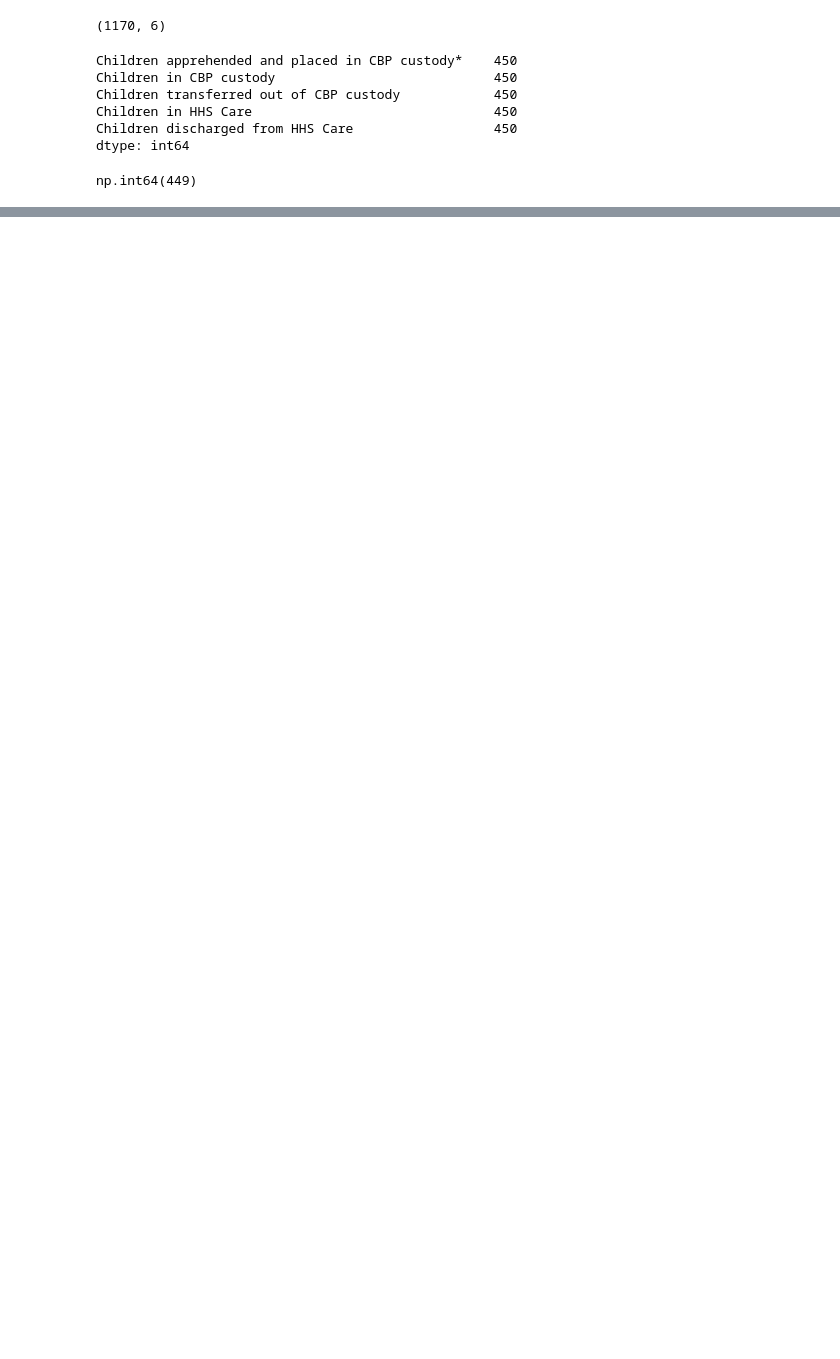
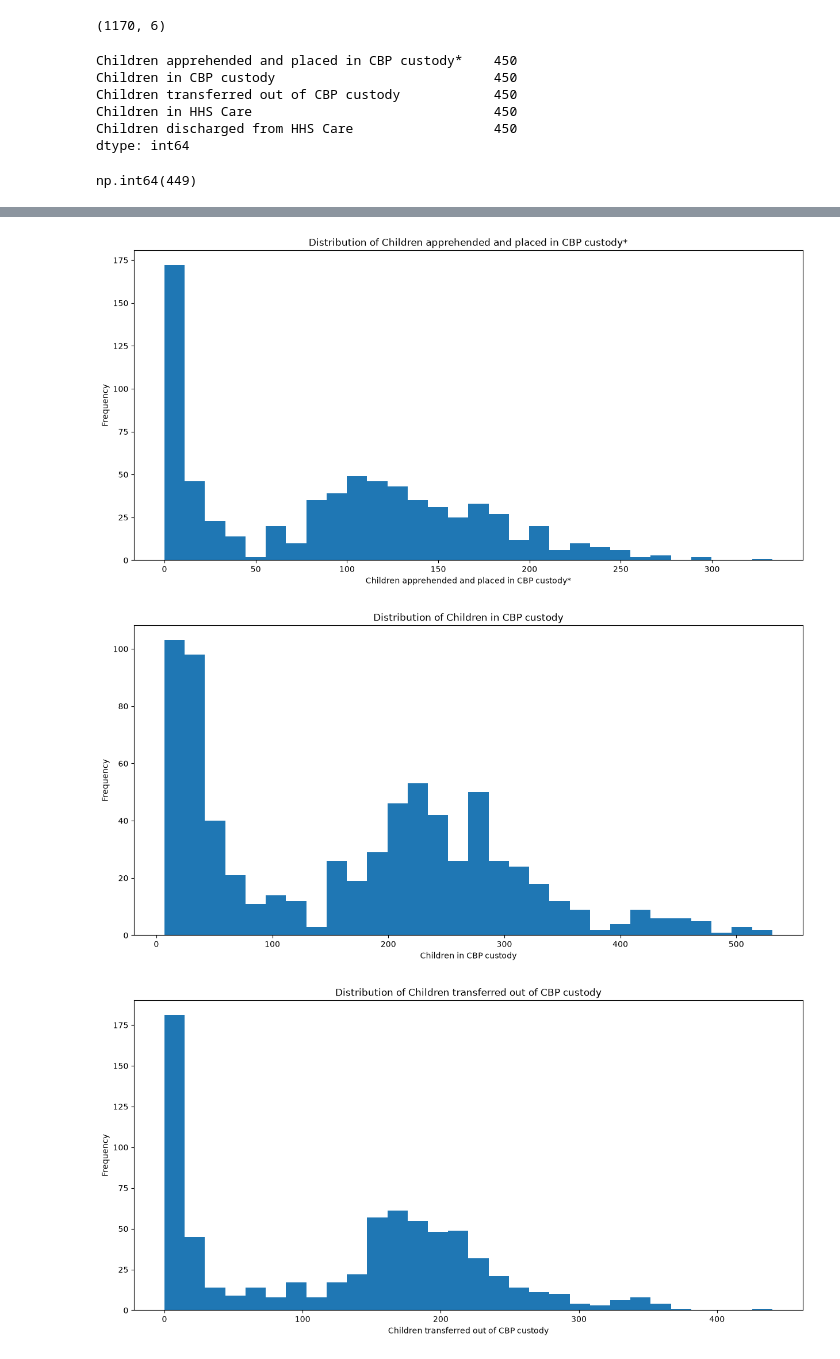
Before and after one commit to shivani1707s/Predictive-Forecasting-HHS, a Jupyter notebook: EDA.ipynb, the cells around one changed output, grey strips where cells are left out. Drawn from its saved outputs; the diff is of its cells as text; code cells hidden in the pictures; blank space fills up the shorter version.

```diff
--- a/EDA.ipynb
+++ b/EDA.ipynb
@@ -82,0 +111,12 @@ df["Children in HHS Care"] = pd.to_numeric(
+# %%
+for column in numeric_column:
+    plt.figure(figsize=(15,7))
+    plt.hist(df[column].dropna(),bins=30)
+    plt.title(f"Distribution of {column}")
+    plt.xlabel(column)
+    plt.ylabel("Frequency")
+    plt.show()
+# %% [output]
+[figure, added]
+[figure, added]
+[figure, added]
```
Also changed, not shown: parts of 11 cells of this notebook.
